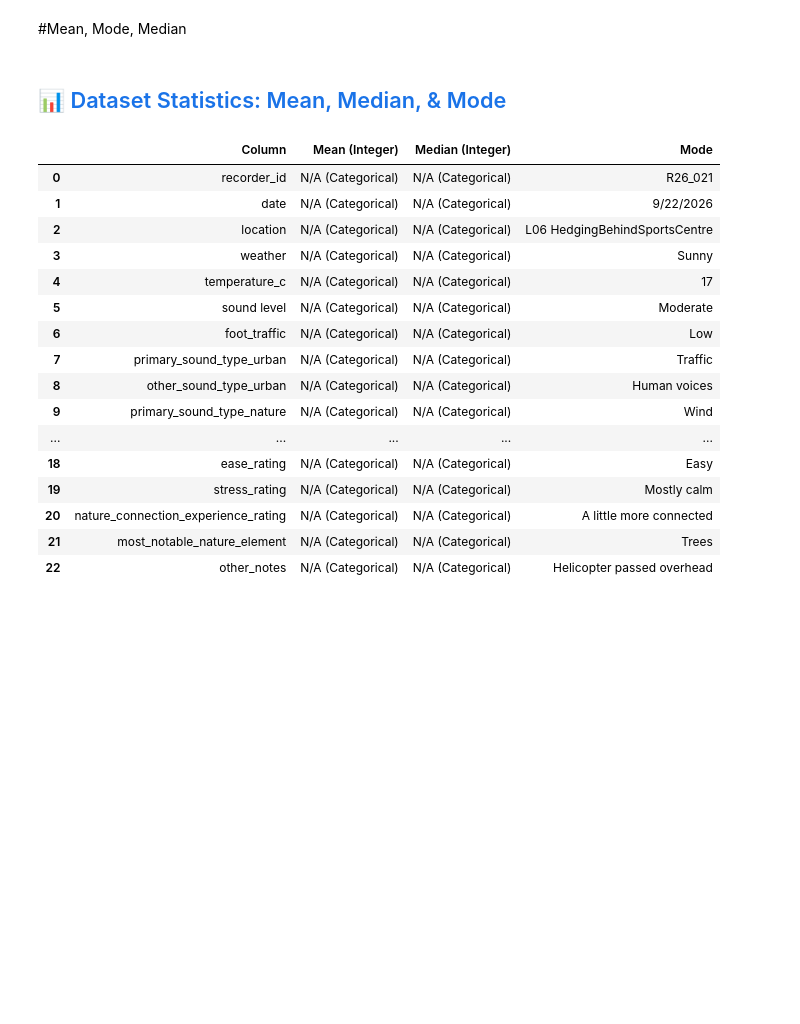
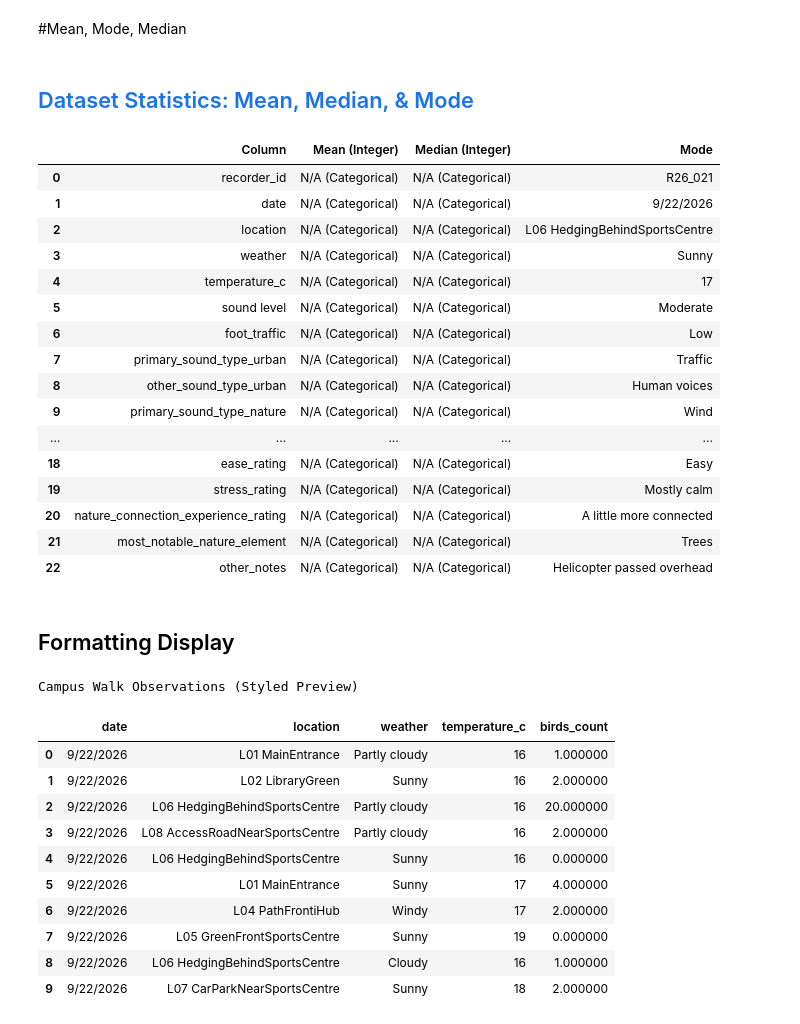
Before and after one commit to OisinStapleton/ml-campus_data-project-colab, a Jupyter notebook: MiniProjectOS.ipynb, the cells around one changed output. Cells and saved outputs as stored; diff of their text form; code cells hidden in the pictures; blank space fills up the shorter version.

```diff
--- a/MiniProjectOS.ipynb
+++ b/MiniProjectOS.ipynb
@@ -165,7 +63,7 @@ memory usage: 178.7+ KB
 #Mean, Mode, Median
 # %%
 import pandas as pd
-from IPython.display import display, HTML
+
 
 # 1. Identify numerical and categorical columns from our filtered dataset
 # Excluding 'Not answered' placeholders when computing actual statistics
@@ -207,7 +105,7 @@ for col in clean_df_filtered.columns:
 # 3. Create DataFrame and display with clean styling
 stats_summary_df = pd.DataFrame(summary_stats)
 
-display(HTML("<h2 style='color:#1a73e8; font-family:Sans-Serif;'>📊 Dataset Statistics: Mean, Median, & Mode</h2>"))
+display(HTML("<h2 style='color:#1a73e8; font-family:Sans-Serif;'> Dataset Statistics: Mean, Median, & Mode</h2>"))
 display(stats_summary_df.style.set_properties(**{
     'background-color': '#f8f9fa',
     'border-color': '#dee2e6',
@@ -216,7 +114,7 @@ display(stats_summary_df.style.set_properties(**{
     {'selector': 'th', 'props': [('background-color', '#e8f0fe'), ('color', '#1a73e8'), ('font-weight', 'bold')]}
 ]))
 # %% [output]
-📊 Dataset Statistics: Mean, Median, & Mode
+Dataset Statistics: Mean, Median, & Mode
 |  | Column | Mean (Integer) | Median (Integer) | Mode |
 | 0 | recorder_id | N/A (Categorical) | N/A (Categorical) | R26_021 |
 | 1 | date | N/A (Categorical) | N/A (Categorical) | 9/22/2026 |
@@ -234,3 +132,52 @@ display(stats_summary_df.style.set_properties(**{
 | 20 | nature_connection_experience_rating | N/A (Categorical) | N/A (Categorical) | A little more connected |
 | 21 | most_notable_nature_element | N/A (Categorical) | N/A (Categorical) | Trees |
 | 22 | other_notes | N/A (Categorical) | N/A (Categorical) | Helicopter passed overhead |
+# %% [markdown]
+## Formatting Display
+# %%
+import numpy as np
+import pandas as pd
+
+# Ensure temperature_c is numeric for gradient rendering
+preview_df = df.head(10).copy()
+preview_df['temperature_c'] = pd.to_numeric(preview_df['temperature_c'], errors='coerce')
+preview_df['birds_count'] = pd.to_numeric(preview_df['birds_count'], errors='coerce')
+
+# Select a subset of columns to display neatly
+styled_subset = preview_df[['date', 'location', 'weather', 'temperature_c', 'birds_count']].copy()
+
+# Custom styling function similar to your weather example
+def style_campus_data(styler):
+    styler.set_caption("Campus Walk Observations (Styled Preview)")
+
+    # Apply a background gradient to the numerical columns
+    styler.background_gradient(subset=['temperature_c', 'birds_count'], cmap="YlGnBu")
+
+    # General table formatting
+    styler.set_properties(**{
+        'background-color': '#f8f9fa',
+        'border-color': '#dee2e6',
+        'color': '#202124'
+    })
+
+    styler.set_table_styles([
+        {'selector': 'th', 'props': [('background-color', '#e8f0fe'), ('color', '#1a73e8'), ('font-weight', 'bold')]}
+    ])
+
+    return styler
+
+# Display the styled DataFrame
+display(styled_subset.style.pipe(style_campus_data))
+# %% [output]
+Campus Walk Observations (Styled Preview)
+|  | date | location | weather | temperature_c | birds_count |
+| 0 | 9/22/2026 | L01 MainEntrance | Partly cloudy | 16 | 1.000000 |
+| 1 | 9/22/2026 | L02 LibraryGreen | Sunny | 16 | 2.000000 |
+| 2 | 9/22/2026 | L06 HedgingBehindSportsCentre | Partly cloudy | 16 | 20.000000 |
+| 3 | 9/22/2026 | L08 AccessRoadNearSportsCentre | Partly cloudy | 16 | 2.000000 |
+| 4 | 9/22/2026 | L06 HedgingBehindSportsCentre | Sunny | 16 | 0.000000 |
+| 5 | 9/22/2026 | L01 MainEntrance | Sunny | 17 | 4.000000 |
+| 6 | 9/22/2026 | L04 PathFrontiHub | Windy | 17 | 2.000000 |
+| 7 | 9/22/2026 | L05 GreenFrontSportsCentre | Sunny | 19 | 0.000000 |
+| 8 | 9/22/2026 | L06 HedgingBehindSportsCentre | Cloudy | 16 | 1.000000 |
+| 9 | 9/22/2026 | L07 CarParkNearSportsCentre | Sunny | 18 | 2.000000 |
```
Also changed, not shown: parts of 19 cells of this notebook.
